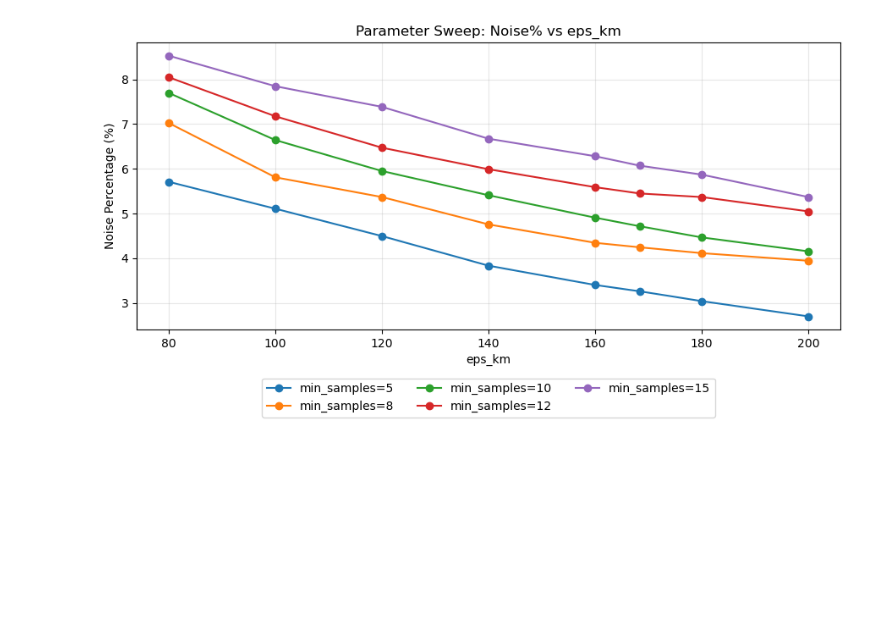
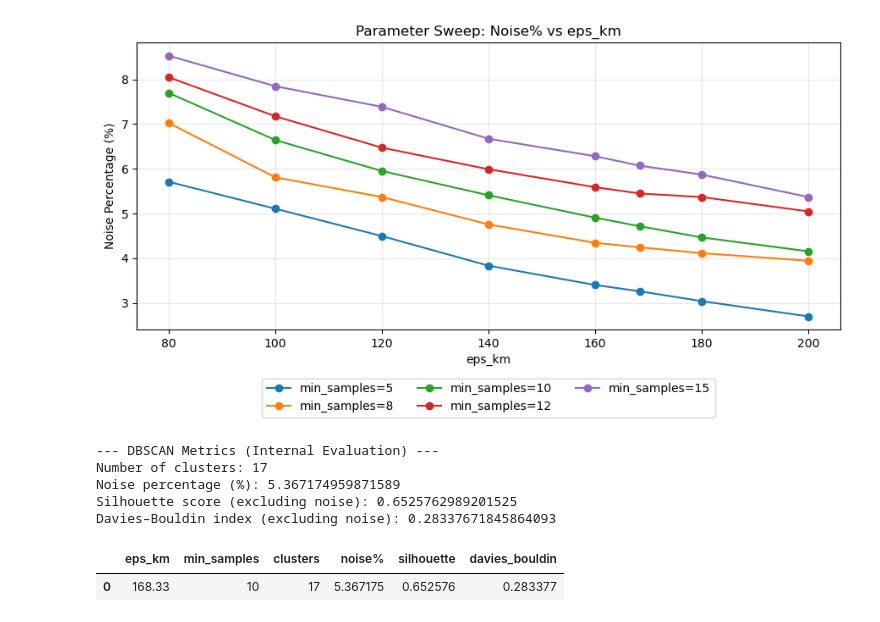
Before and after one commit to sandipbhandari1/AI-Course-Work, a Jupyter notebook: Earthquake.ipynb, the cells around one changed output. Drawn from its saved outputs; the diff is of its cells as text; code cells hidden in the pictures; blank space fills up the shorter version.

Commit message:
Clustering Evaluation

```diff
--- a/Earthquake.ipynb
+++ b/Earthquake.ipynb
@@ -516,3 +516,65 @@ plt.tight_layout()
 plt.show()
 # %% [output]
 [figure]
+# %%
+import numpy as np
+from sklearn.metrics import silhouette_score, davies_bouldin_score
+
+def compute_dbscan_metrics(coords_rad, labels):
+    labels = np.asarray(labels)
+    n = len(labels)
+
+    # Number of clusters (exclude noise label -1)
+    num_clusters = len(set(labels)) - (1 if -1 in set(labels) else 0)
+
+    # Noise percentage
+    noise_pct = (labels == -1).sum() * 100.0 / n
+
+    # Compute silhouette & DB index on non-noise points only
+    mask = labels != -1
+    X = coords_rad[mask]
+    y = labels[mask]
+
+    sil = None
+    dbi = None
+    if len(set(y)) >= 2 and len(y) >= 2:
+        sil = float(silhouette_score(X, y))
+        dbi = float(davies_bouldin_score(X, y))
+
+    return {
+        "clusters": num_clusters,
+        "noise_pct": float(noise_pct),
+        "silhouette": sil,
+        "davies_bouldin": dbi
+    }
+
+# Example: use your final model outputs
+m = compute_dbscan_metrics(coords_rad, labels)
+
+print("--- DBSCAN Metrics (Internal Evaluation) ---")
+print("Number of clusters:", m["clusters"])
+print("Noise percentage (%):", m["noise_pct"])
+print("Silhouette score (excluding noise):", m["silhouette"])
+print("Davies–Bouldin index (excluding noise):", m["davies_bouldin"])
+# %% [output]
+--- DBSCAN Metrics (Internal Evaluation) ---
+Number of clusters: 17
+Noise percentage (%): 5.367174959871589
+Silhouette score (excluding noise): 0.6525762989201525
+Davies–Bouldin index (excluding noise): 0.28337671845864093
+# %%
+import pandas as pd
+
+results_table = pd.DataFrame([{
+    "eps_km": 168.33,
+    "min_samples": 10,
+    "clusters": m["clusters"],
+    "noise%": m["noise_pct"],
+    "silhouette": m["silhouette"],
+    "davies_bouldin": m["davies_bouldin"]
+}])
+
+results_table
+# %% [output]
+|  | eps_km | min_samples | clusters | noise% | silhouette | davies_bouldin |
+| 0 | 168.33 | 10 | 17 | 5.367175 | 0.652576 | 0.283377 |
```
Also changed, not shown: parts of 1 cell of this notebook.
